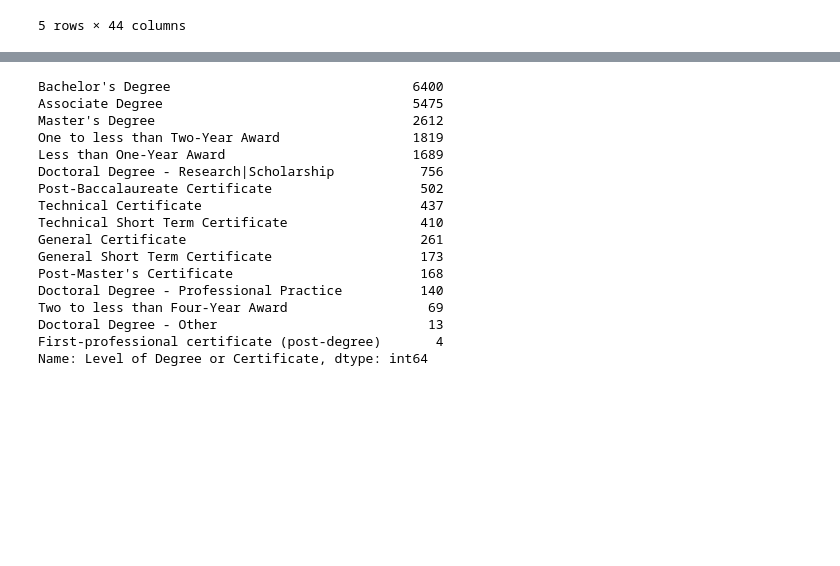
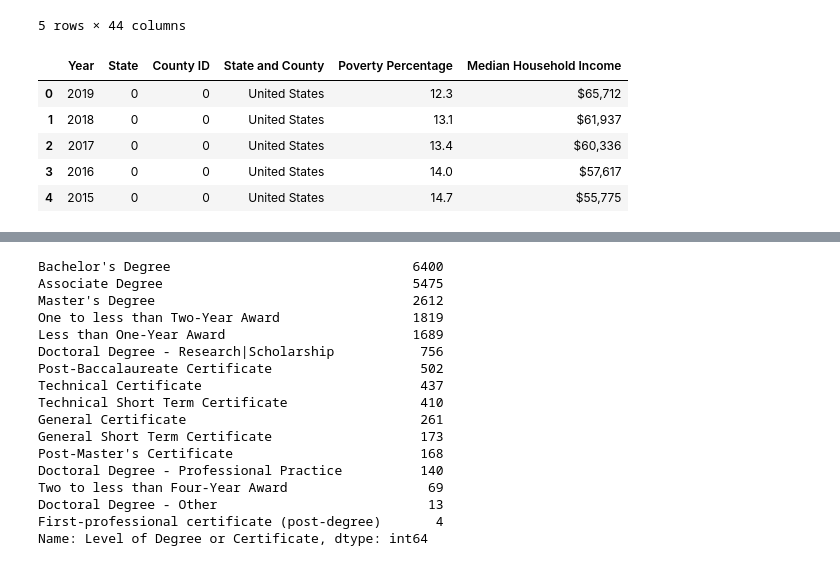
Before and after one commit to AntwonS116/Project-Ohio-College-Analysis, a Jupyter notebook: data.ipynb, the cells around one changed output, grey strips where cells are left out. Drawn from its saved outputs; the diff is of its cells as text; code cells hidden in the pictures; blank space fills up the shorter version.

Commit message:
Beginning Poverty Data Clean

```diff
--- a/data.ipynb
+++ b/data.ipynb
@@ -15,3 +15,20 @@ inc_pov_df.head()
 | 3 | 2016 | 0 | 0 | United States | 315,165,470 | 44,268,996 | ... |
 | 4 | 2015 | 0 | 0 | United States | 313,476,400 | 46,153,077 | ... |
 5 rows × 44 columns
+# %%
+# renaming columns
+
+inc_pov_df = inc_pov_df.rename(columns={"Year": "Year", "State / County Name": "State and County", "All Ages in Poverty Percent": "Poverty Percentage", "Median Household Income in Dollars": "Median Household Income"})
+# inc_pov_df.head()
+# %%
+#Grabbing needed poverty rate columns
+
+new_inc = inc_pov_df[["Year", "State", "County ID", "State and County", "Poverty Percentage", "Median Household Income"]]
+new_inc.head()
+# %% [output]
+|  | Year | State | County ID | State and County | Poverty Percentage | Median Household Income |
+| 0 | 2019 | 0 | 0 | United States | 12.3 | $65,712 |
+| 1 | 2018 | 0 | 0 | United States | 13.1 | $61,937 |
+| 2 | 2017 | 0 | 0 | United States | 13.4 | $60,336 |
+| 3 | 2016 | 0 | 0 | United States | 14.0 | $57,617 |
+| 4 | 2015 | 0 | 0 | United States | 14.7 | $55,775 |
```
Also changed, not shown: parts of 3 cells of this notebook, 1 other file.
